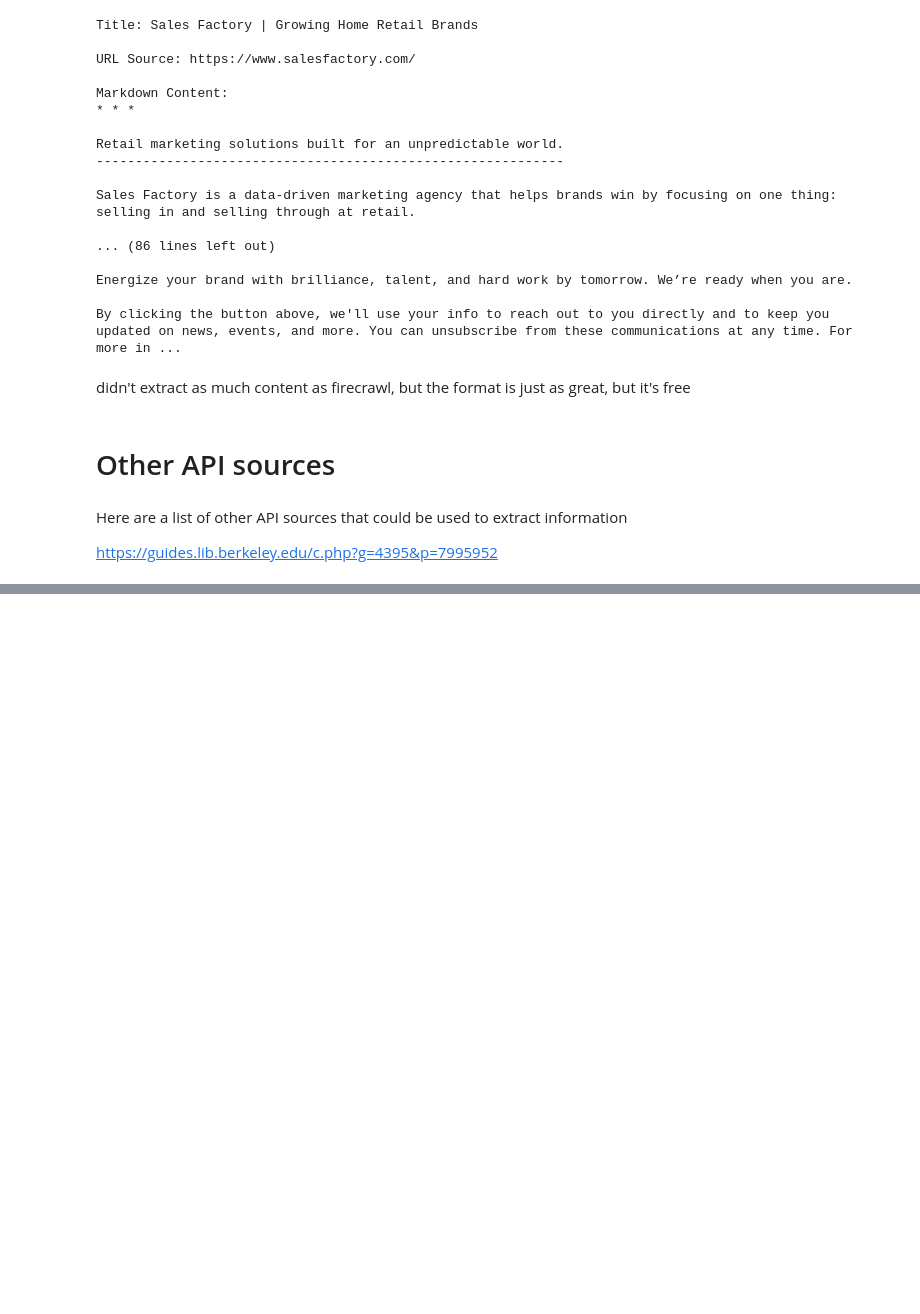
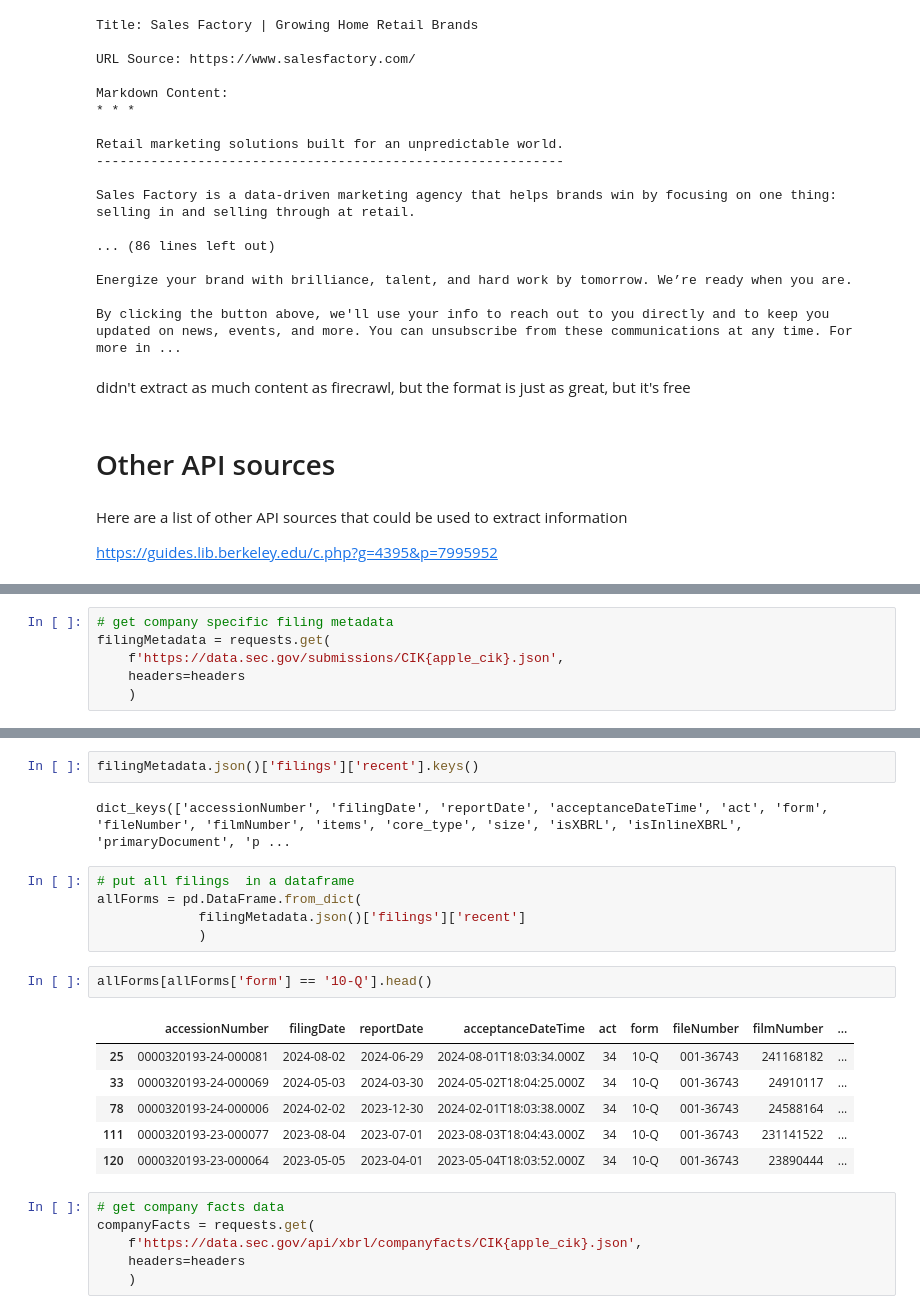
Before and after one commit to namtran6701/Agent-Tools, a Jupyter notebook: Web_Scrapping_Tool.ipynb, the cells around one changed output, grey strips where cells are left out. Saved outputs shown, nothing was run; the diff lists cells and outputs as text; blank space fills up the shorter version.

```diff
--- a/Web_Scrapping_Tool.ipynb
+++ b/Web_Scrapping_Tool.ipynb
@@ -247,0 +292,6 @@ https://guides.lib.berkeley.edu/c.php?g=4395&p=7995952
+# %%
+# get company specific filing metadata
+filingMetadata = requests.get(
+    f'https://data.sec.gov/submissions/CIK{apple_cik}.json',
+    headers=headers
+    )
@@ -247,0 +304,24 @@ https://guides.lib.berkeley.edu/c.php?g=4395&p=7995952
+# %%
+filingMetadata.json()['filings']['recent'].keys()
+# %% [output]
+dict_keys(['accessionNumber', 'filingDate', 'reportDate', 'acceptanceDateTime', 'act', 'form', 'fileNumber', 'filmNumber', 'items', 'core_type', 'size', 'isXBRL', 'isInlineXBRL', 'primaryDocument', 'p ...
+# %%
+# put all filings  in a dataframe
+allForms = pd.DataFrame.from_dict(
+             filingMetadata.json()['filings']['recent']
+             )
+# %%
+allForms[allForms['form'] == '10-Q'].head()
+# %% [output]
+|  | accessionNumber | filingDate | reportDate | acceptanceDateTime | act | form | fileNumber | filmNumber | ... |
+| 25 | 0000320193-24-000081 | 2024-08-02 | 2024-06-29 | 2024-08-01T18:03:34.000Z | 34 | 10-Q | 001-36743 | 241168182 | ... |
+| 33 | 0000320193-24-000069 | 2024-05-03 | 2024-03-30 | 2024-05-02T18:04:25.000Z | 34 | 10-Q | 001-36743 | 24910117 | ... |
+| 78 | 0000320193-24-000006 | 2024-02-02 | 2023-12-30 | 2024-02-01T18:03:38.000Z | 34 | 10-Q | 001-36743 | 24588164 | ... |
+| 111 | 0000320193-23-000077 | 2023-08-04 | 2023-07-01 | 2023-08-03T18:04:43.000Z | 34 | 10-Q | 001-36743 | 231141522 | ... |
+| 120 | 0000320193-23-000064 | 2023-05-05 | 2023-04-01 | 2023-05-04T18:03:52.000Z | 34 | 10-Q | 001-36743 | 23890444 | ... |
+# %%
+# get company facts data
+companyFacts = requests.get(
+    f'https://data.sec.gov/api/xbrl/companyfacts/CIK{apple_cik}.json',
+    headers=headers
+    )
```
Also changed, not shown: parts of 21 cells of this notebook.
